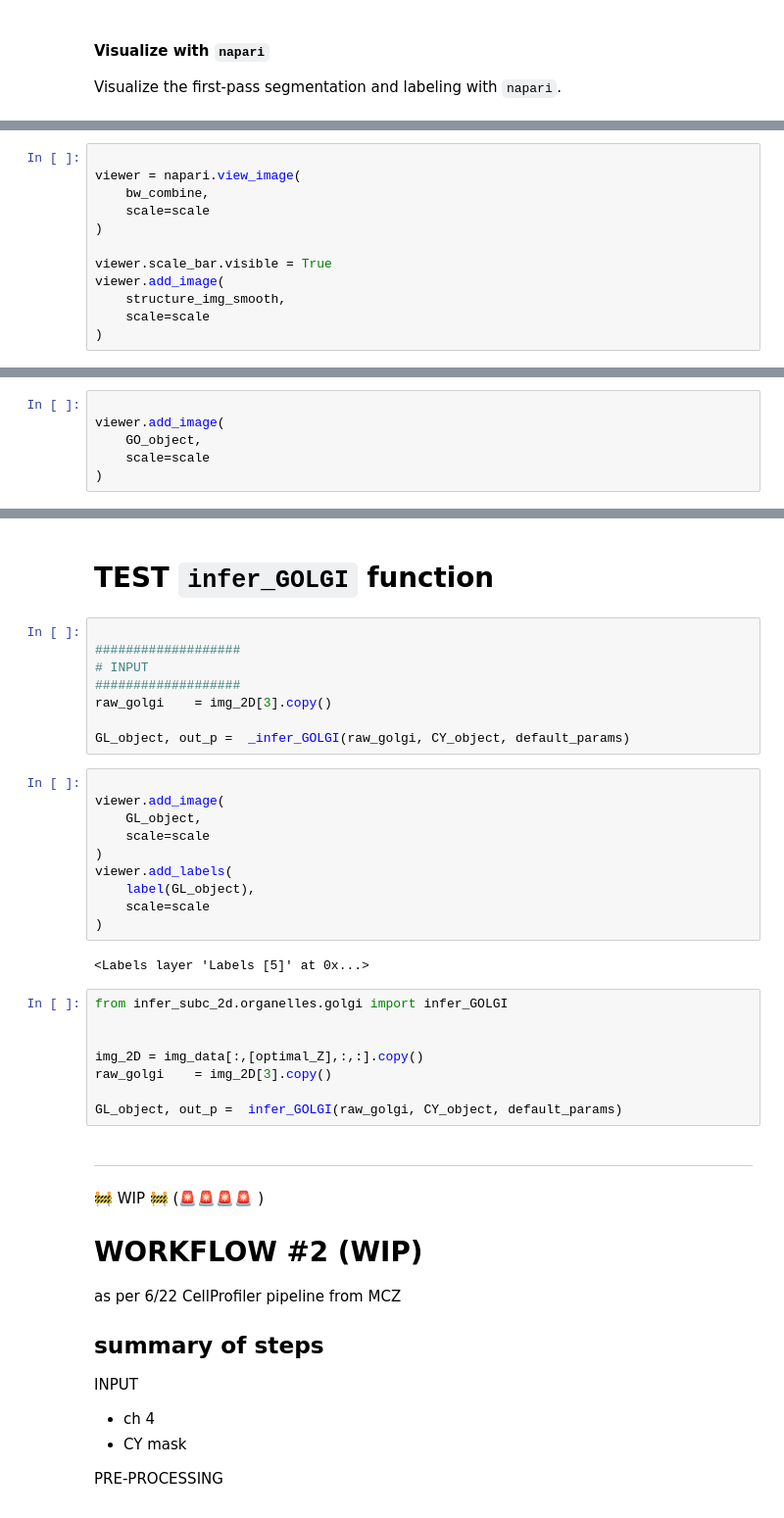
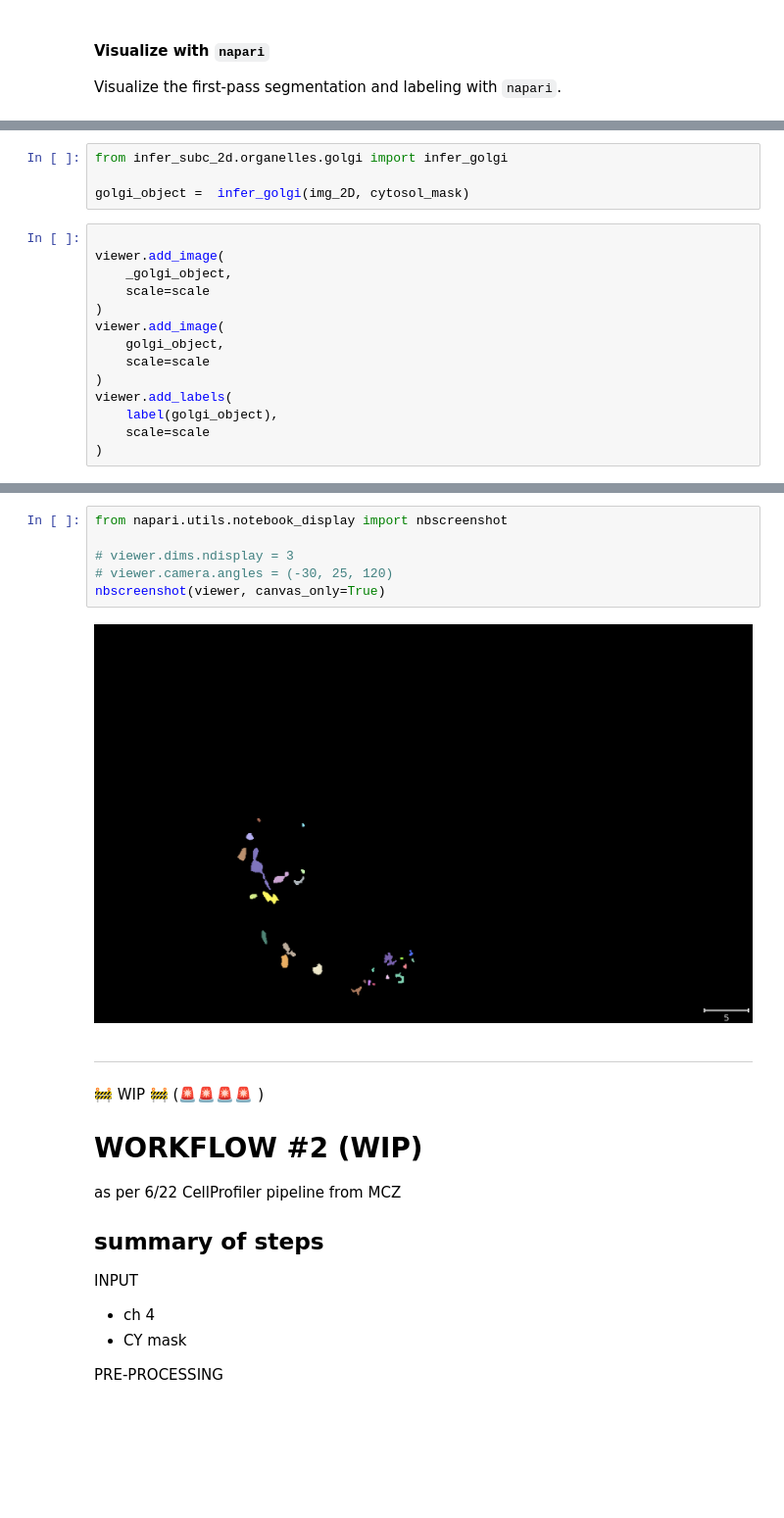
Before and after one commit to ndcn/infer-subc, a Jupyter notebook: notebooks/06_golgi.ipynb, the cells around one changed output, grey strips where cells are left out. Shown at 98% size. Saved outputs shown, nothing was run; the diff lists cells and outputs as text; blank space fills up the shorter version.

```diff
--- a/notebooks/06_golgi.ipynb
+++ b/notebooks/06_golgi.ipynb
@@ -322,13 +377,19 @@ Visualize the first-pass segmentation and labeling with `napari`.
+# %%
+from infer_subc_2d.organelles.golgi import infer_golgi
+
+golgi_object =  infer_golgi(img_2D, cytosol_mask)
 # %%
 
-viewer = napari.view_image(
-    bw_combine,
+viewer.add_image(
+    _golgi_object,
     scale=scale
 )
-
-viewer.scale_bar.visible = True
 viewer.add_image(
-    structure_img_smooth,
+    golgi_object,
     scale=scale
 )
+viewer.add_labels(
+    label(golgi_object),
+    scale=scale
+)
 # %% [output]
@@ -336,6 +396,0 @@ viewer.add_image(
-# %%
-
-viewer.add_image(
-    GO_object,
-    scale=scale
-)
@@ -444,33 +397,11 @@ def _infer_GOLGI(struct_img, CY_object,  in_params) -> tuple:
-# %% [markdown]
-# TEST  `infer_GOLGI` function
-# %%
-
-###################
-# INPUT
-###################
-raw_golgi    = img_2D[3].copy()
-
-GL_object, out_p =  _infer_GOLGI(raw_golgi, CY_object, default_params)
-# %%
-
-viewer.add_image(
-    GL_object,
-    scale=scale
-)
-viewer.add_labels(
-    label(GL_object),
-    scale=scale
-)
-# %% [output]
-<Labels layer 'Labels [5]' at 0x...>
-# %%
-from infer_subc_2d.organelles.golgi import infer_GOLGI
-
-
-img_2D = img_data[:,[optimal_Z],:,:].copy()
-raw_golgi    = img_2D[3].copy()
-
-GL_object, out_p =  infer_GOLGI(raw_golgi, CY_object, default_params)
+# %%
+from napari.utils.notebook_display import nbscreenshot
+
+# viewer.dims.ndisplay = 3
+# viewer.camera.angles = (-30, 25, 120)
+nbscreenshot(viewer, canvas_only=True)
+# %% [output]
+[figure, added]
 # %% [markdown]
 
 ---------------------
```
Also changed, not shown: parts of 35 cells of this notebook, 21 other files.
